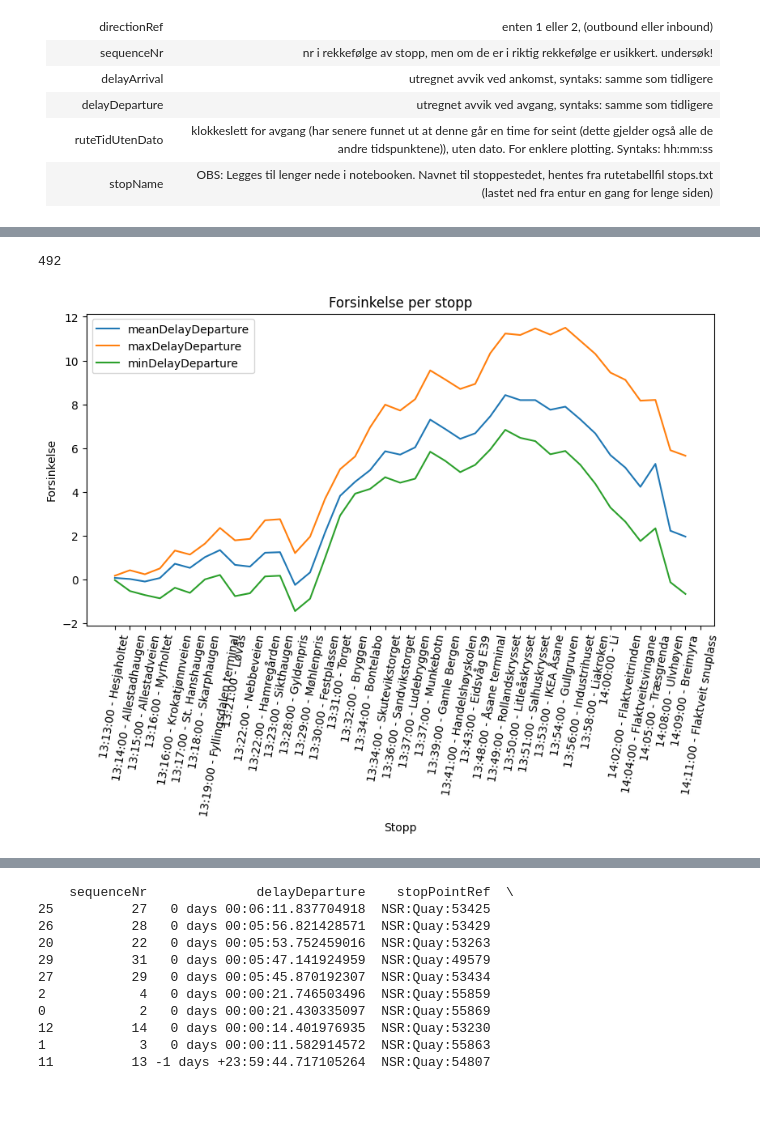
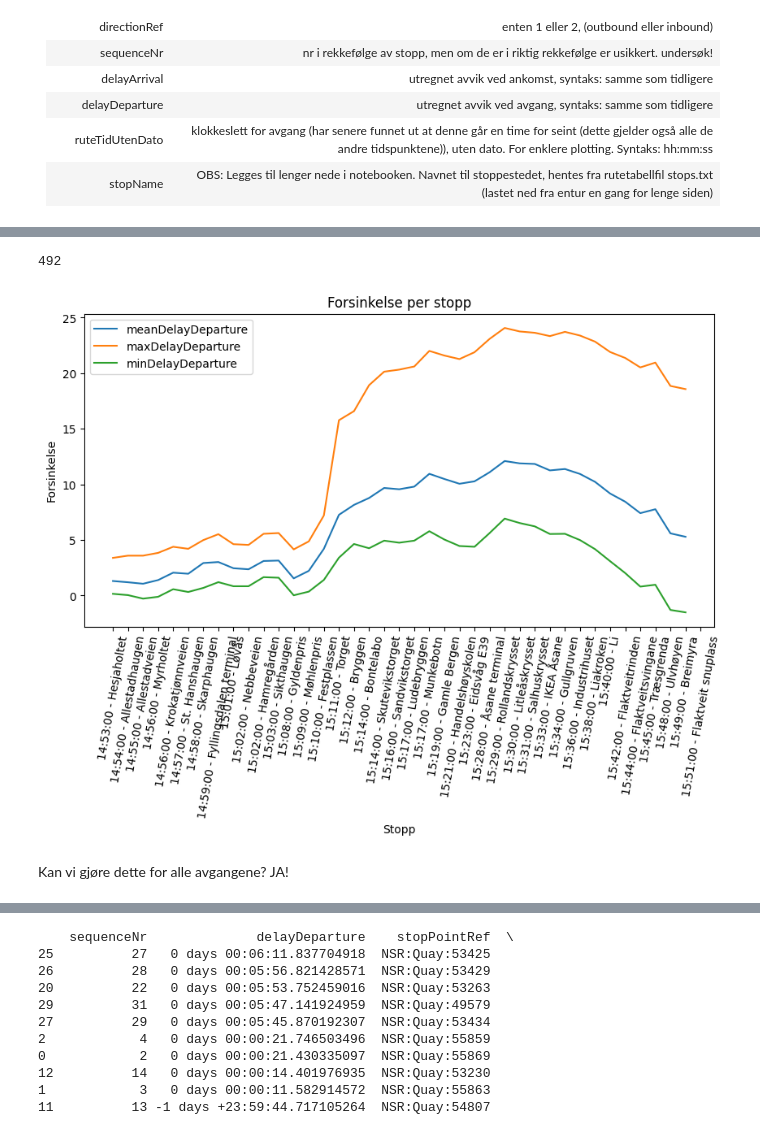
Before and after one commit to emiilimi/emiliesBussprosjekt, a Jupyter notebook: databehandlingsprosjekt/4eren.ipynb, the cells around one changed output, grey strips where cells are left out. Saved outputs shown, nothing was run; the diff lists cells and outputs as text; code cells hidden in the pictures; blank space fills up the shorter version.

Commit message:
Update 4eren.ipynb
prøver å lage interaktivt plott, har ikke fått d til ennå

```diff
--- a/databehandlingsprosjekt/4eren.ipynb
+++ b/databehandlingsprosjekt/4eren.ipynb
@@ -3,6 +3,7 @@ import pandas as pd
 import numpy as np
 ##Leser inn datasett
 df4=pd.read_csv("4eren_uke5.csv", header=0)
+stoppested=pd.read_csv("stops.txt", header=0, sep=",")
 
 ##konverterer tider til datetime
 df4["departureTime"] = pd.to_datetime(df4["departureTime"])
@@ -65,15 +66,38 @@ Her ser vi kjernestrukturen i datasettet, med et par ekstra kolonner jeg legger
 |ruteTidUtenDato| klokkeslett for avgang (har senere funnet ut at denne går en time for seint (dette gjelder også alle de andre tidspunktene)), uten dato. For enklere plotting. Syntaks: hh:mm:ss|
 |stopName| OBS: Legges til lenger nede i notebooken. Navnet til stoppestedet, hentes fra rutetabellfil stops.txt (lastet ned fra entur en gang for lenge siden)|
 # %%
+def finnNavn(stop_id):
+    return stoppested[stoppested["stop_id"]==stop_id]["stop_name"].values[0]
+
+#litt finere formatering av tiden - lesbarhet for utskrivning av tabell
+def stringFormatering(delayDeparture):
+    try:
+        if (delayDeparture.total_seconds()//60) < 0:
+            return f"{int(delayDeparture.total_seconds()//60+1)}m {round(delayDeparture.total_seconds()%60-60,1)}s"
+        else:
+            return f"{int(delayDeparture.total_seconds()//60)} m {round(delayDeparture.total_seconds()%60,1)}s"
+    except ValueError:
+        return "NaT"
+
+
+
 ##Finner de 10 største forsinkelsene
 toppliste = df4.sort_values(by="delayArrival", ascending=False).head(10)
-print(toppliste[["serviceJourneyId", "stopPointRef", "delayArrival", "delayDeparture", "aimedDepartureTime"]])
+#print(toppliste[["serviceJourneyId", "stopPointRef", "delayArrival", "delayDeparture", "aimedDepartureTime"]])
 
 
 ##Finner de 10 mest forsinkede avgangene OBS DETTE FORUTSETTER AT MIN FORSÅTLESE AV SERVICEJOURNEYID ER RIKTIG
-avganger = df4[["serviceJourneyId", "delayDeparture"]].groupby('serviceJourneyId').agg({'delayDeparture': ['max','mean','min']}).reset_index()
-avganger.columns = ['serviceJourneyId', 'maxDelayDeparture', 'meanDelayDeparture', 'minDelayDeparture']
+avganger = df4[["serviceJourneyId", "delayDeparture","directionRef"]].groupby('serviceJourneyId').agg({'delayDeparture': ['max','mean','min'], 'directionRef':'mean'}).reset_index()
+avganger.columns = ['serviceJourneyId', 'maxDelayDeparture', 'meanDelayDeparture', 'minDelayDeparture', 'directionRef']
 avganger=avganger.sort_values(by="meanDelayDeparture", ascending=False)
-print(avganger.head(10))
+print(avganger["meanDelayDeparture"].isna().sum()) ##vi får 15 nan avganger
+
+def skriv_største_forsinkelser():
+    avganger["maxDelayDeparture"] = avganger["maxDelayDeparture"].apply(stringFormatering)
+    avganger["meanDelayDeparture"] = avganger["meanDelayDeparture"].apply(stringFormatering)
+    avganger["minDelayDeparture"] = avganger["minDelayDeparture"].apply(stringFormatering)
+    print(pd.concat([avganger.head(5), avganger.tail(5)]))
+
+skriv_største_forsinkelser()
 print(avganger.shape) ##antall avganger - skal det virkelig være 492?
 # %% [output]
@@ -116,7 +140,7 @@ print(df4["serviceJourneyId"].nunique()) ##antall unike serviceJourneyId
 
 
 
-avgang=df4[df4["serviceJourneyId"]=="18186256_186816"]
+avgang=df4[df4["serviceJourneyId"]=="18186266_186816"]
 # print(avgang.shape)
 # print(avgang["stopPointRef"].nunique())##antall unike stopPointRef
 # print(avgang.groupby("stopPointRef").size()) ##antall avganger per stopPointRef - dette blir 5, som kan stemme med en avgang mandag-fredag
@@ -125,31 +149,33 @@ stoppesteder=avgang["stopPointRef"].unique()
 #     print(finnNavn(stopp))
 
 avgang=avgang[["stopPointRef","delayDeparture","sequenceNr","rutetidUtenDato"]].groupby("sequenceNr").agg({"delayDeparture":['max','mean','min'],"stopPointRef":"first", "rutetidUtenDato":"first"}).reset_index()
 avgang.columns=["sequenceNr","maxDelayDeparture","meanDelayDeparture","minDelayDeparture","stopPointRef","rutetidUtenDato"]
 avgang["stopName"]=avgang["stopPointRef"].apply(finnNavn)
 
 ##om du vil printe ut tabellen
 '''
 avgang["maxDelayDeparture"]=avgang["maxDelayDeparture"].apply(stringFormatering)
 avgang["meanDelayDeparture"]=avgang["meanDelayDeparture"].apply(stringFormatering)
 avgang["minDelayDeparture"]=avgang["minDelayDeparture"].apply(stringFormatering)
 print(avgang)
 '''
 avgang["label"]=avgang.apply(lambda row: f"{row['rutetidUtenDato']} - {row['stopName']}", axis=1)
 #avgang["label"]=avgang["label"].apply(lambda x: x[:20])
 
 xverdier=avgang["sequenceNr"]
 
 plt.figure(figsize=(10,5))
 plt.plot(xverdier,avgang["meanDelayDeparture"].apply(lambda x: x.total_seconds()/60), label="meanDelayDeparture")
 plt.plot(xverdier,avgang["maxDelayDeparture"].apply(lambda x: x.total_seconds()/60), label="maxDelayDeparture")
 plt.plot(xverdier,avgang["minDelayDeparture"].apply(lambda x: x.total_seconds()/60), label="minDelayDeparture")
 plt.legend()
 plt.xlabel("Stopp")
 plt.xticks(labels=avgang["label"], ticks=xverdier, rotation=80)
 plt.ylabel("Forsinkelse")
 plt.title("Forsinkelse per stopp")
 plt.show()
 # %% [output]
 492
-[figure, old version]
+[figure, new version]
+# %% [markdown]
+Kan vi gjøre dette for alle avgangene? JA!
```
Also changed, not shown: parts of 2 cells of this notebook.
